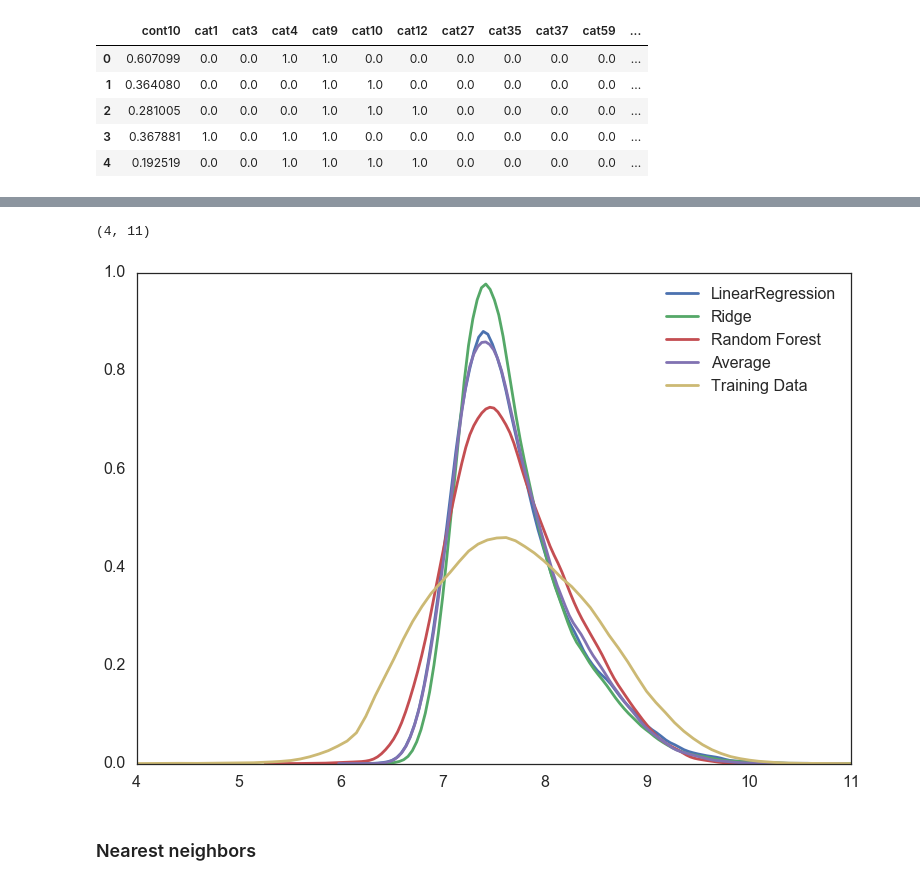
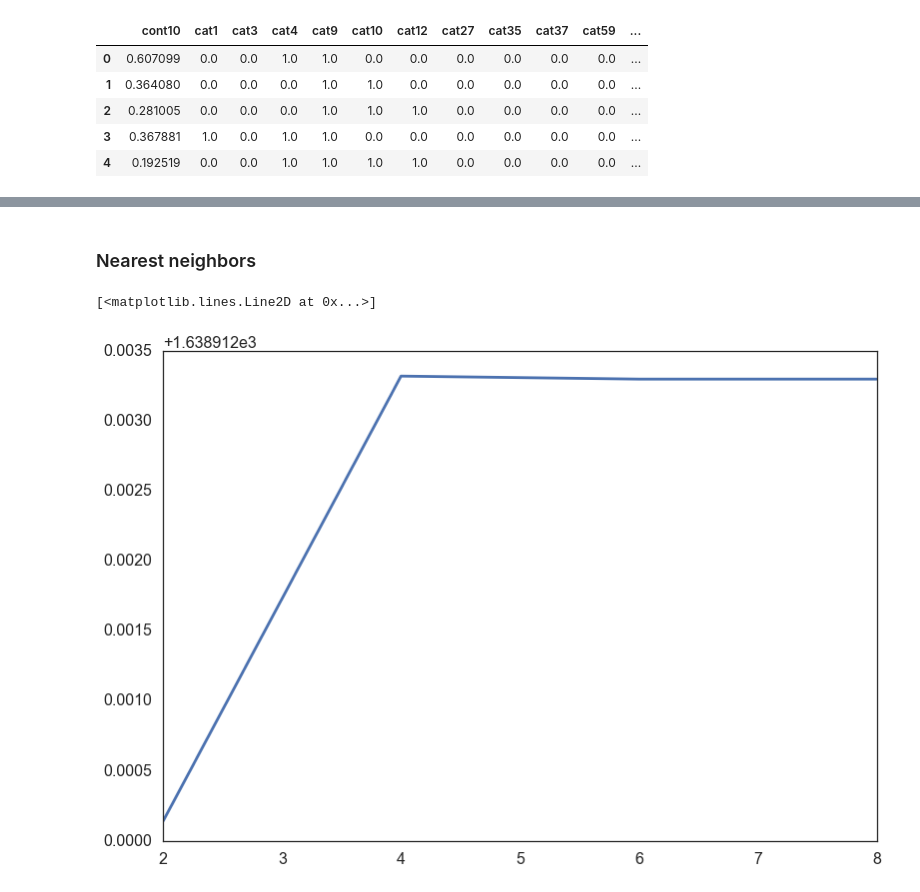
Before and after one commit to ewillmot/kaggle-allstate, a Jupyter notebook: notebooks/20161104_KEW_modelcombos.ipynb, the cells around one changed output, grey strips where cells are left out. Saved outputs shown, nothing was run; the diff lists cells and outputs as text; code cells hidden in the pictures.

Commit message:
Try nearest neighbor models

```diff
--- a/notebooks/20161104_KEW_modelcombos.ipynb
+++ b/notebooks/20161104_KEW_modelcombos.ipynb
@@ -114,52 +111,55 @@ plt.xlim([4,11])
 # %%
 to_remove = list(['cont1','cont11','cont6','cat2','cat6','cat8','cat7','cat16'])
 
-some_full = deepcopy(full)
-for tr in to_remove:
-    some_full = some_full.drop(tr,axis=1)
+# some_full = deepcopy(full)
+# for tr in to_remove:
+#     some_full = some_full.drop(tr,axis=1)
 
-sns.set_context('poster')
-sns.set_style('white')
+# sns.set_context('poster')
+# sns.set_style('white')
 
-m1 = LinearRegression(normalize=True)
-m1.fit(some_full[0:len(train)],y)
-pred1 = m1.predict(some_full[len(train):])
-sns.distplot(pred1,label='LinearRegression',hist=False)
+# m1 = LinearRegression(normalize=True)
+# m1.fit(some_full[0:len(train)],y)
+# pred1 = m1.predict(some_full[len(train):])
+# sns.distplot(pred1,label='LinearRegression',hist=False)
 
-m2 = Ridge(alpha=0.2,normalize=True)
-m2.fit(some_full[0:len(train)],y)
-pred2 = m2.predict(some_full[len(train):])
-sns.distplot(pred2,label='Ridge',hist=False)
+# m2 = Ridge(alpha=0.2,normalize=True)
+# m2.fit(some_full[0:len(train)],y)
+# pred2 = m2.predict(some_full[len(train):])
+# sns.distplot(pred2,label='Ridge',hist=False)
 
-m3 = RandomForestRegressor(n_estimators=160,max_features=80,min_samples_split=5)
-m3.fit(some_full[0:len(train)],y)
-pred3 = m3.predict(some_full[len(train):])
-sns.distplot(pred3,label='Random Forest',hist=False)
+# m3 = RandomForestRegressor(n_estimators=160,max_features=80,min_samples_split=5)
+# m3.fit(some_full[0:len(train)],y)
+# pred3 = m3.predict(some_full[len(train):])
+# sns.distplot(pred3,label='Random Forest',hist=False)
 
-sns.distplot(np.mean([pred1,pred2,pred3],axis=0),label='Average',hist=False)
+# sns.distplot(np.mean([pred1,pred2,pred3],axis=0),label='Average',hist=False)
 
-sns.distplot(y,label='Training Data',hist=False)
-plt.legend(loc='best')
-plt.xlim([4,11])
+# sns.distplot(y,label='Training Data',hist=False)
+# plt.legend(loc='best')
+# plt.xlim([4,11])
-# %% [output]
-(4, 11)
-[figure, removed]
 # %% [markdown]
 ### Nearest neighbors
 # %%
 from sklearn.neighbors import KNeighborsRegressor
 
 # Try with all features:
+some_full = deepcopy(full)
+for tr in to_remove:
+    some_full = some_full.drop(tr,axis=1)
+
+sns.set_context('poster')
+sns.set_style('white')
 some_full.loc[:,'cont10']=np.log1p(some_full.loc[:,'cont10'])
 
 X_train, X_test, y_train, y_test = train_test_split(some_full[0:len(train)], y, test_size=.3)
 
-nns = np.arange(5,20,1)
-maes = []
-for nn in nns:
-    knn = KNeighborsRegressor(n_neighbors=nn,n_jobs=-1)
-    knn.fit(X_train,y_train)
-    maes.append(mean_absolute_error(np.expm1(y_test),np.expm1(knn.predict(X_test))))
+# nns = np.arange(5,20,1)
+# maes = []
+# for nn in nns:
+#     knn = KNeighborsRegressor(n_neighbors=nn,n_jobs=-1)
+#     knn.fit(X_train,y_train)
+#     maes.append(mean_absolute_error(np.expm1(y_test),np.expm1(knn.predict(X_test))))
 
 
-plt.plot(nns,maes)
+# plt.plot(nns,maes)
@@ -178,0 +166,12 @@ plt.legend()
+# %%
+leafs = np.arange(2,10,2)
+maes = []
+for lf in leafs:
+    knn = KNeighborsRegressor(n_neighbors=8,n_jobs=-1,leaf_size=lf)
+    knn.fit(X_train,y_train)
+    maes.append(mean_absolute_error(np.expm1(y_test),np.expm1(knn.predict(X_test))))
+
+plt.plot(leafs,maes)
+# %% [output]
+[<matplotlib.lines.Line2D at 0x...>]
+[figure, added]
```
Also changed, not shown: parts of 3 cells of this notebook.
